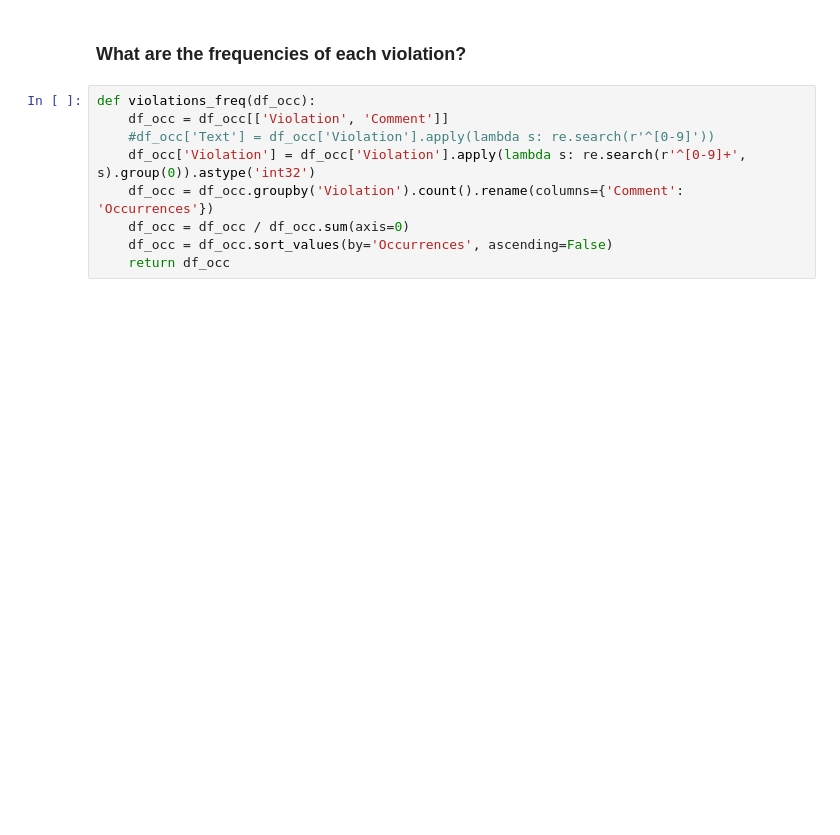
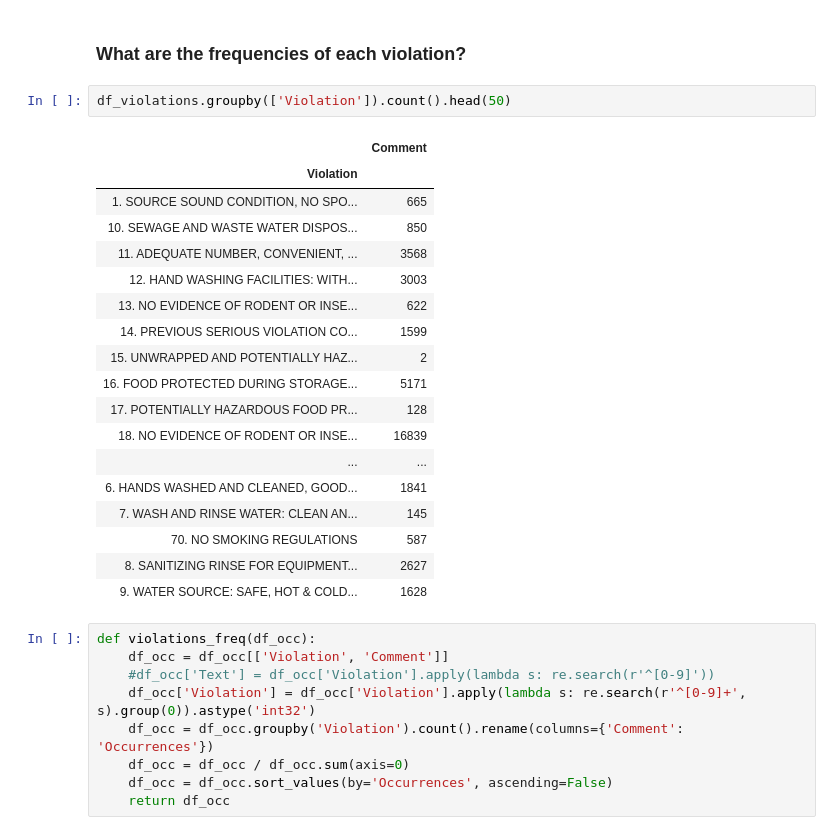
Before and after one commit to Gondolav/ADA-project, a Jupyter notebook: notebook.ipynb, the cells around one changed output. Drawn from its saved outputs; the diff is of its cells as text; blank space fills up the shorter version.

```diff
--- a/notebook.ipynb
+++ b/notebook.ipynb
@@ -1193,6 +1248,27 @@ Interesting enough, the most encountered violation category overall is "34. FLOO
 <a id="violation"></a>
 # %% [markdown]
 ### What are the frequencies of each violation?
+# %%
+df_violations.groupby(['Violation']).count().head(50)
+# %% [output]
+|  | Comment |
+| Violation |  |
+| 1. SOURCE SOUND CONDITION, NO SPO... | 665 |
+| 10. SEWAGE AND WASTE WATER DISPOS... | 850 |
+| 11. ADEQUATE NUMBER, CONVENIENT, ... | 3568 |
+| 12. HAND WASHING FACILITIES: WITH... | 3003 |
+| 13. NO EVIDENCE OF RODENT OR INSE... | 622 |
+| 14. PREVIOUS SERIOUS VIOLATION CO... | 1599 |
+| 15. UNWRAPPED AND POTENTIALLY HAZ... | 2 |
+| 16. FOOD PROTECTED DURING STORAGE... | 5171 |
+| 17. POTENTIALLY HAZARDOUS FOOD PR... | 128 |
+| 18. NO EVIDENCE OF RODENT OR INSE... | 16839 |
+| ... | ... |
+| 6. HANDS WASHED AND CLEANED, GOOD... | 1841 |
+| 7. WASH AND RINSE WATER: CLEAN AN... | 145 |
+| 70. NO SMOKING REGULATIONS | 587 |
+| 8. SANITIZING RINSE FOR EQUIPMENT... | 2627 |
+| 9. WATER SOURCE: SAFE, HOT & COLD... | 1628 |
 # %%
 def violations_freq(df_occ):
     df_occ = df_occ[['Violation', 'Comment']]
```
Also changed, not shown: parts of 33 cells of this notebook, 1 other file.
